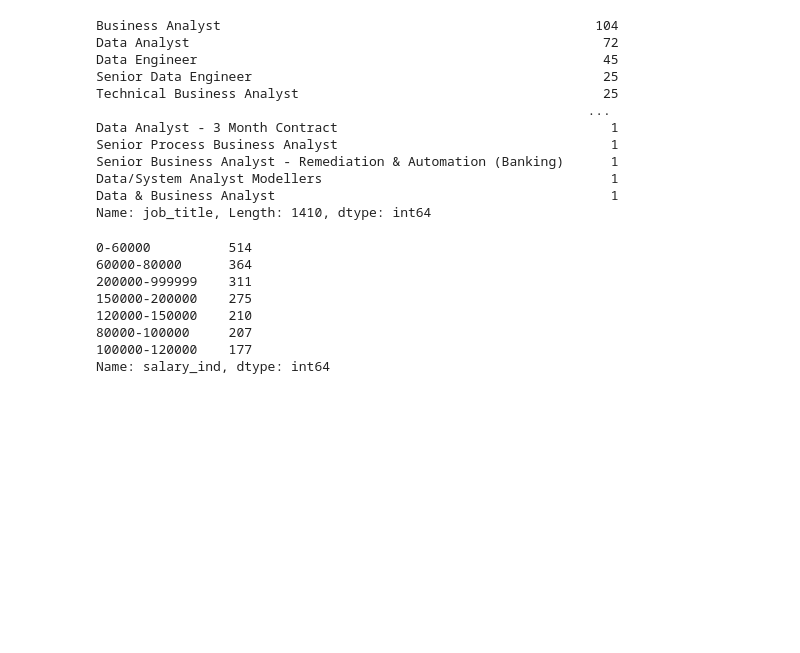
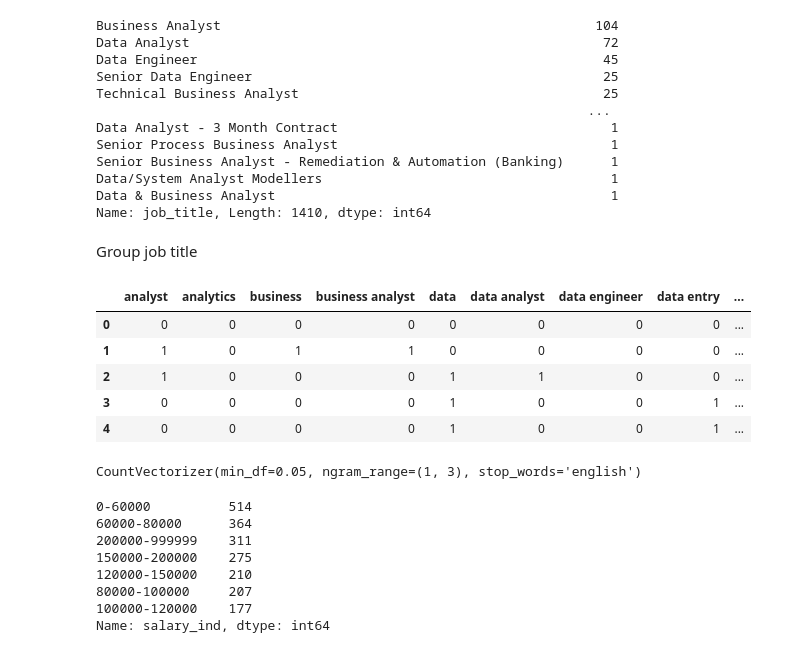
Before and after one commit to nanxu82/pythonproject, a Jupyter notebook: git_proj.ipynb, the cells around one changed output. Cells and saved outputs as stored; diff of their text form; code cells hidden in the pictures; blank space fills up the shorter version.

```diff
--- a/git_proj.ipynb
+++ b/git_proj.ipynb
@@ -81,3 +81,5 @@ Senior Business Analyst - Remediation & Automation (Banking)      1
 Data/System Analyst Modellers                                     1
 Data & Business Analyst                                           1
 Name: job_title, Length: 1410, dtype: int64
+# %% [markdown]
+Group job title
@@ -83,0 +91,9 @@ Name: job_title, Length: 1410, dtype: int64
+# %%
+job_title.head()
+# %% [output]
+|  | analyst | analytics | business | business analyst | data | data analyst | data engineer | data entry | ... |
+| 0 | 0 | 0 | 0 | 0 | 0 | 0 | 0 | 0 | ... |
+| 1 | 1 | 0 | 1 | 1 | 0 | 0 | 0 | 0 | ... |
+| 2 | 1 | 0 | 0 | 0 | 1 | 1 | 0 | 0 | ... |
+| 3 | 0 | 0 | 0 | 0 | 1 | 0 | 0 | 1 | ... |
+| 4 | 0 | 0 | 0 | 0 | 1 | 0 | 0 | 1 | ... |
@@ -83,0 +123,12 @@ Name: job_title, Length: 1410, dtype: int64
+# %%
+#fitting count vectorizer to job title
+cvec.fit(AU_jobs["job_title"])
+#transforming job_title data into job_train
+job_title = pd.DataFrame(cvec.transform(AU_jobs["job_title"]).todense(),
+                       columns=cvec.get_feature_names())
+job_title['senior business analyst'] = 0
+job_title['senior data analyst'] = 0
+
+job_title_senior = job_title.apply(jobtitlefunc, axis=1)
+# %% [output]
+CountVectorizer(min_df=0.05, ngram_range=(1, 3), stop_words='english')
```
Also changed, not shown: parts of 14 cells of this notebook.
